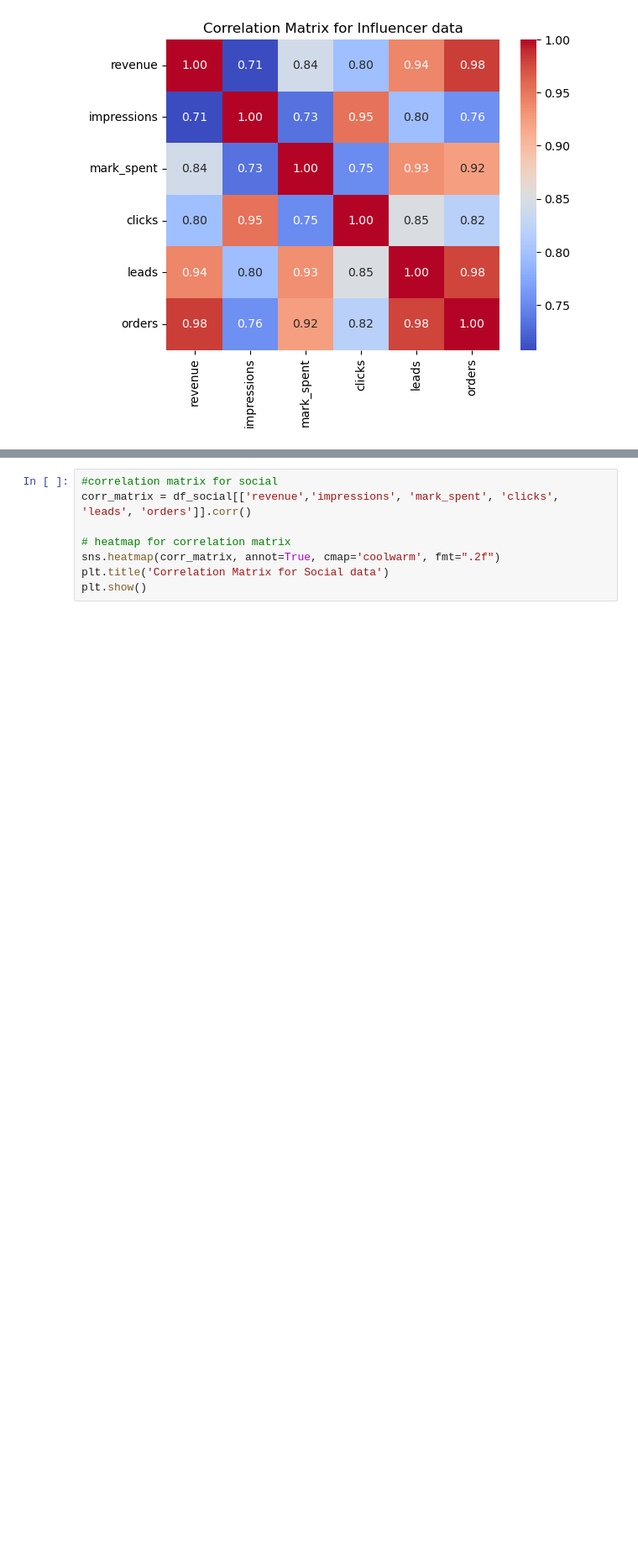
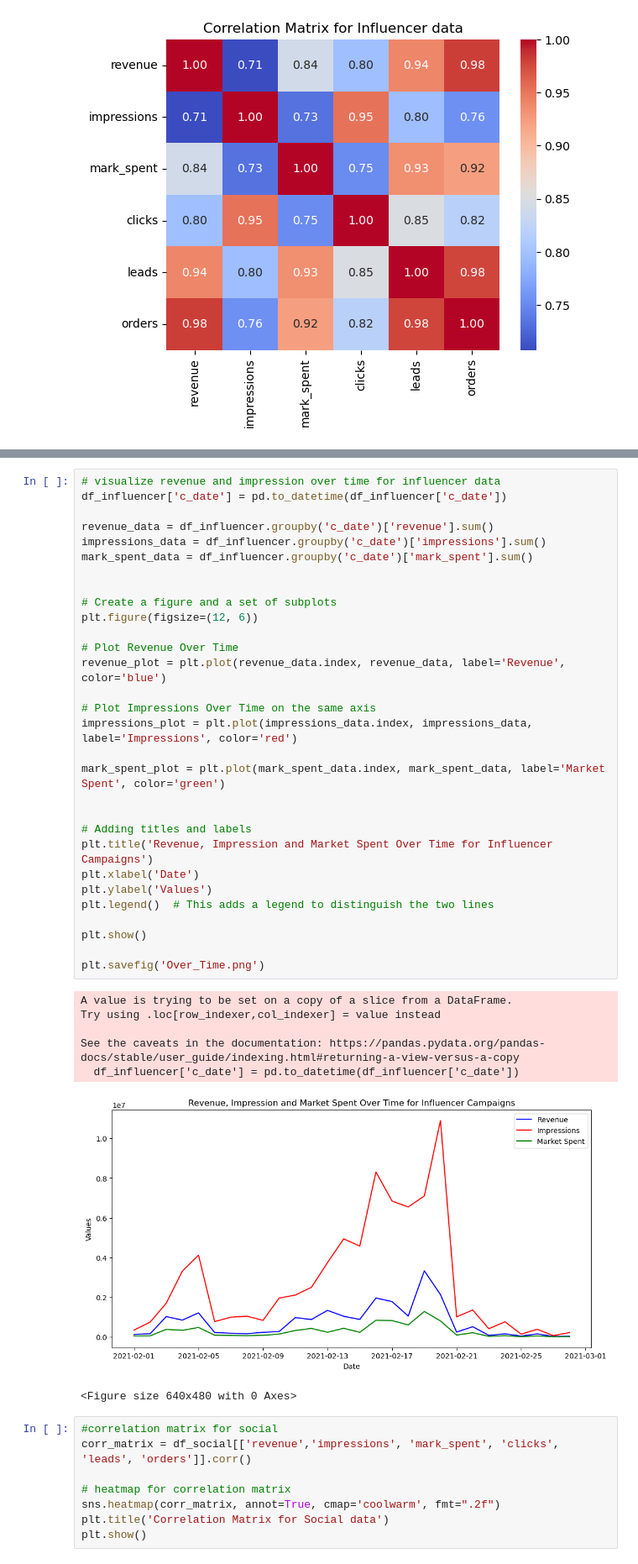
Before and after one commit to eloiiiseyu/Digital-Marketing-Metrics-, a Jupyter notebook: Marketing Analytics.ipynb, the cells around one changed output, grey strips where cells are left out. Shown: that part at 84% size. Cells and saved outputs as stored; diff of their text form; blank space fills up the shorter version.

```diff
--- a/Marketing Analytics.ipynb
+++ b/Marketing Analytics.ipynb
@@ -107,3 +124,41 @@ plt.show()
+# %%
+# visualize revenue and impression over time for influencer data
+df_influencer['c_date'] = pd.to_datetime(df_influencer['c_date'])
+
+revenue_data = df_influencer.groupby('c_date')['revenue'].sum()
+impressions_data = df_influencer.groupby('c_date')['impressions'].sum()
+mark_spent_data = df_influencer.groupby('c_date')['mark_spent'].sum()
+
+
+# Create a figure and a set of subplots
+plt.figure(figsize=(12, 6))
+
+# Plot Revenue Over Time
+revenue_plot = plt.plot(revenue_data.index, revenue_data, label='Revenue', color='blue')
+
+# Plot Impressions Over Time on the same axis
+impressions_plot = plt.plot(impressions_data.index, impressions_data, label='Impressions', color='red')
+
+mark_spent_plot = plt.plot(mark_spent_data.index, mark_spent_data, label='Market Spent', color='green')
+
+
+# Adding titles and labels
+plt.title('Revenue, Impression and Market Spent Over Time for Influencer Campaigns')
+plt.xlabel('Date')
+plt.ylabel('Values')
+plt.legend()  # This adds a legend to distinguish the two lines
+
+plt.show()
+
+plt.savefig('Over_Time.png')
+# %% [output]
+A value is trying to be set on a copy of a slice from a DataFrame.
+Try using .loc[row_indexer,col_indexer] = value instead
+
+See the caveats in the documentation: https://pandas.pydata.org/pandas-docs/stable/user_guide/indexing.html#returning-a-view-versus-a-copy
+  df_influencer['c_date'] = pd.to_datetime(df_influencer['c_date'])
+[figure, added]
+<Figure size 640x480 with 0 Axes>
 # %%
 #correlation matrix for social
 corr_matrix = df_social[['revenue','impressions', 'mark_spent', 'clicks', 'leads', 'orders']].corr()
```
Also changed, not shown: parts of 1 cell of this notebook, 2 other files.
